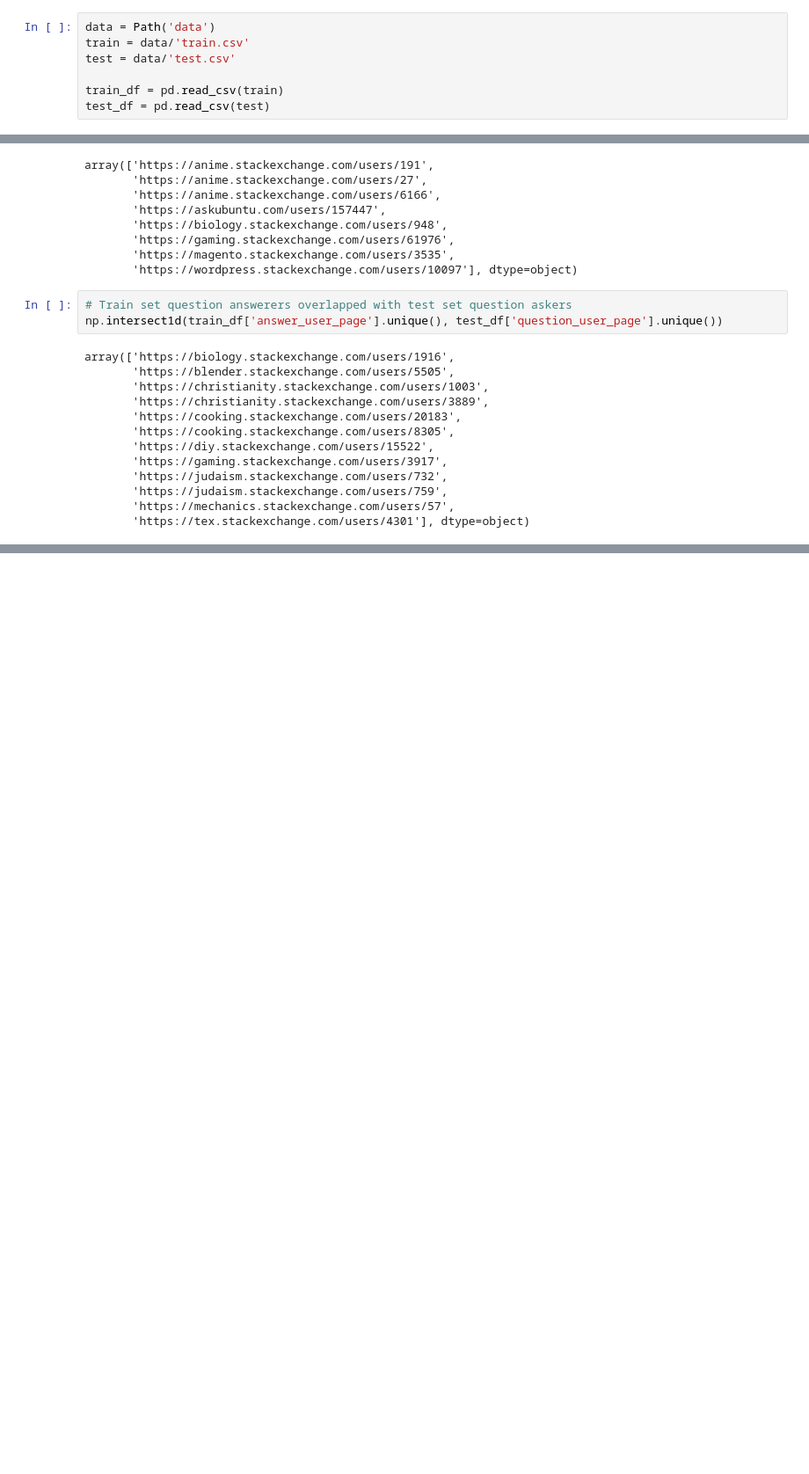
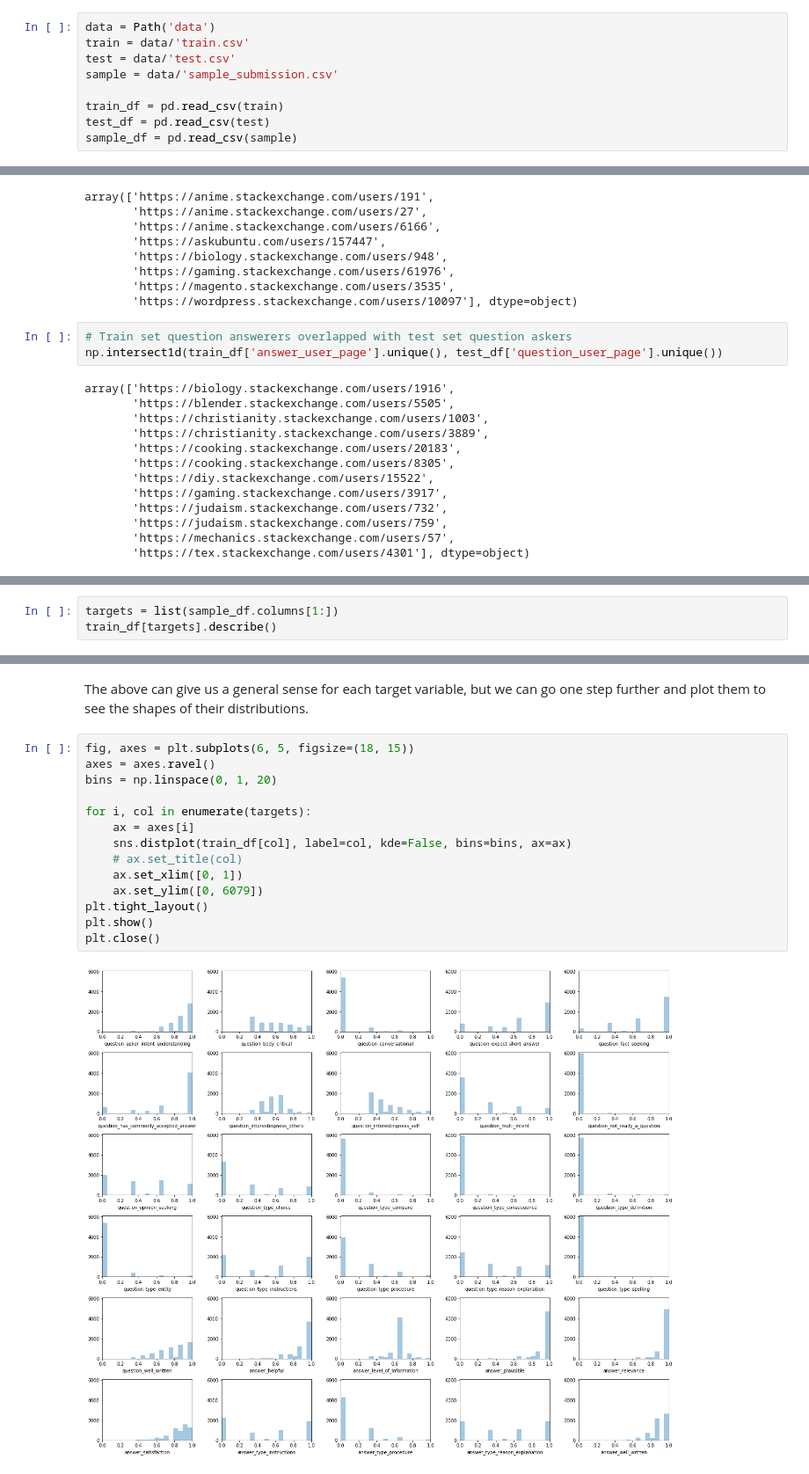
Before and after one commit to JoshVarty/GoogleQALabeling, a Jupyter notebook: 00_ExploratoryDataAnalysis.ipynb, the cells around one changed output, grey strips where cells are left out. Shown at 88% size. Cells and saved outputs as stored; diff of their text form; blank space fills up the shorter version.

```diff
--- a/00_ExploratoryDataAnalysis.ipynb
+++ b/00_ExploratoryDataAnalysis.ipynb
@@ -10,9 +14,11 @@ from pathlib import Path
 data = Path('data')
 train = data/'train.csv'
 test = data/'test.csv'
+sample = data/'sample_submission.csv'
 
 train_df = pd.read_csv(train)
 test_df = pd.read_csv(test)
+sample_df = pd.read_csv(sample)
 # %%
 print("Train Rows", len(train_df))
 print("Test Rows", len(test_df))
@@ -116,0 +165,3 @@ So there is a little bit of overlap between test and training set, but not a ton
+# %%
+targets = list(sample_df.columns[1:])
+train_df[targets].describe()
@@ -116,0 +183,18 @@ So there is a little bit of overlap between test and training set, but not a ton
+# %% [markdown]
+The above can give us a general sense for each target variable, but we can go one step further and plot them to see the shapes of their distributions.
+# %%
+fig, axes = plt.subplots(6, 5, figsize=(18, 15))
+axes = axes.ravel()
+bins = np.linspace(0, 1, 20)
+
+for i, col in enumerate(targets):
+    ax = axes[i]
+    sns.distplot(train_df[col], label=col, kde=False, bins=bins, ax=ax)
+    # ax.set_title(col)
+    ax.set_xlim([0, 1])
+    ax.set_ylim([0, 6079])
+plt.tight_layout()
+plt.show()
+plt.close()
+# %% [output]
+[figure, added]
```
Also changed, not shown: parts of 10 cells of this notebook.
